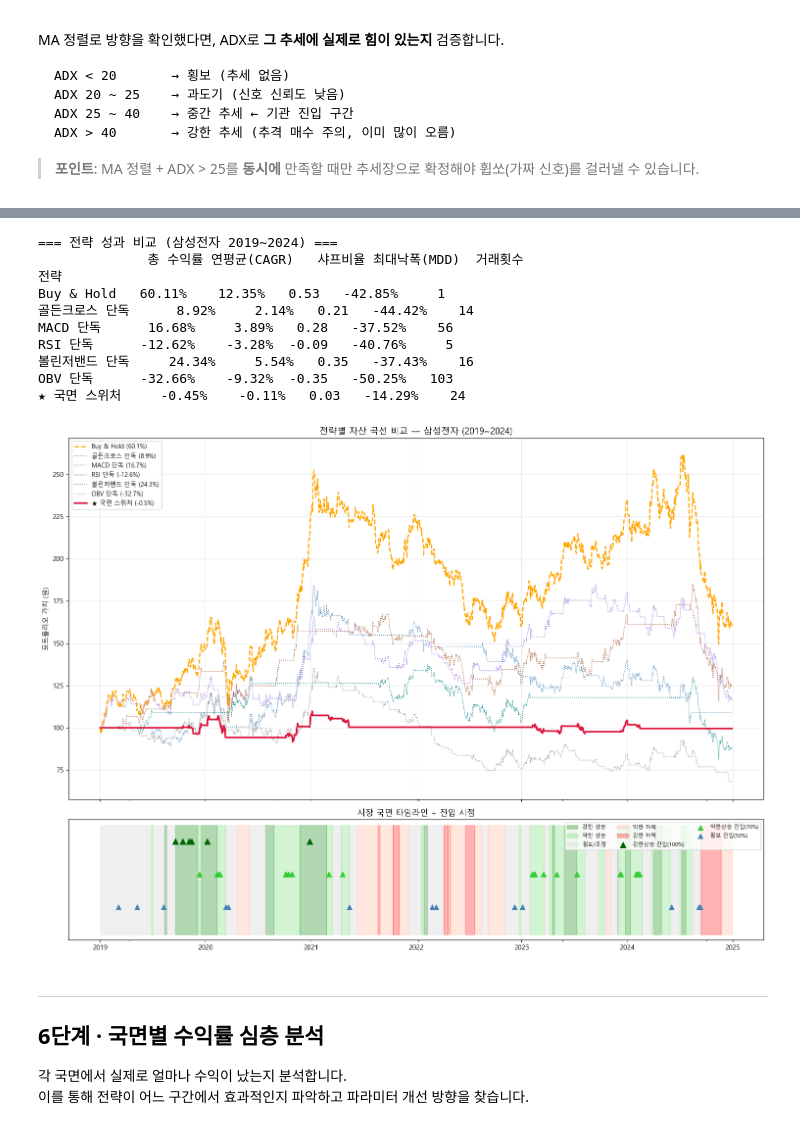
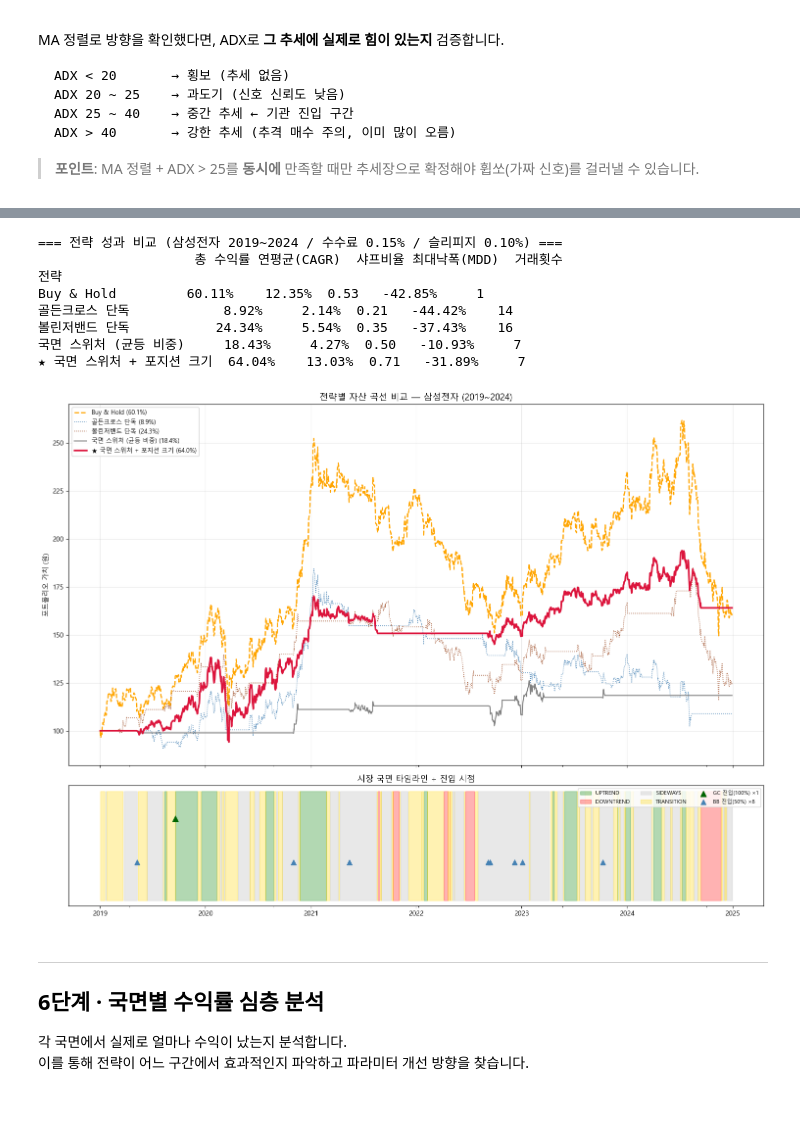
Before and after one commit to techshin31/test_stock, a Jupyter notebook: analysis/analysis_good593/study_vectorbt/07_MA정렬_ADX_통합전략.ipynb, the cells around one changed output, grey strips where cells are left out. Saved outputs shown, nothing was run; the diff lists cells and outputs as text; code cells hidden in the pictures.

```diff
--- a/analysis/analysis_good593/study_vectorbt/07_MA정렬_ADX_통합전략.ipynb
+++ b/analysis/analysis_good593/study_vectorbt/07_MA정렬_ADX_통합전략.ipynb
@@ -436,13 +439,11 @@ print(f'  수수료: {FEES:.2%}  /  슬리피지: {SLIPPAGE:.2%}')
 # %%
 # ── 성과 비교 테이블 ──────────────────────────────────────────────────────────
 strategies = {
-    'Buy & Hold':       pf_bh,
-    '골든크로스 단독':    pf_gc,
-    'MACD 단독':         pf_macd,
-    'RSI 단독':          pf_rsi,
-    '볼린저밴드 단독':    pf_bb,
-    'OBV 단독':          pf_obv,
-    '★ 국면 스위처':     pf_regime,
+    'Buy & Hold':               pf_bh,
+    '골든크로스 단독':             pf_gc,
+    '볼린저밴드 단독':             pf_bb,
+    '국면 스위처 (균등 비중)':      pf_switcher,
+    '★ 국면 스위처 + 포지션 크기':  pf_regime,
 }
 
 rows = []
@@ -452,76 +453,70 @@ for name, pf in strategies.items():
     except Exception:
         trades = '-'
     rows.append({
-        '전략':       name,
-        '총 수익률':  f"{pf.total_return():.2%}",
-        '연평균(CAGR)': f"{pf.annualized_return():.2%}",
-        '샤프비율':   f"{pf.sharpe_ratio():.2f}",
-        '최대낙폭(MDD)': f"{pf.max_drawdown():.2%}",
-        '거래횟수':   trades,
+        '전략':          name,
+        '총 수익률':      f'{pf.total_return():.2%}',
+        '연평균(CAGR)':  f'{pf.annualized_return():.2%}',
+        '샤프비율':      f'{pf.sharpe_ratio():.2f}',
+        '최대낙폭(MDD)': f'{pf.max_drawdown():.2%}',
+        '거래횟수':      trades,
     })
 
 df_result = pd.DataFrame(rows).set_index('전략')
-print('=== 전략 성과 비교 (삼성전자 2019~2024) ===')
+print(f'=== 전략 성과 비교 (삼성전자 2019~2024 / 수수료 {FEES:.2%} / 슬리피지 {SLIPPAGE:.2%}) ===')
 print(df_result.to_string())
 # %% [output]
-=== 전략 성과 비교 (삼성전자 2019~2024) ===
-              총 수익률 연평균(CAGR)   샤프비율 최대낙폭(MDD)  거래횟수
+=== 전략 성과 비교 (삼성전자 2019~2024 / 수수료 0.15% / 슬리피지 0.10%) ===
+                    총 수익률 연평균(CAGR)  샤프비율 최대낙폭(MDD)  거래횟수
 전략
-Buy & Hold   60.11%    12.35%   0.53   -42.85%     1
-골든크로스 단독      8.92%     2.14%   0.21   -44.42%    14
-MACD 단독      16.68%     3.89%   0.28   -37.52%    56
-RSI 단독      -12.62%    -3.28%  -0.09   -40.76%     5
-볼린저밴드 단독     24.34%     5.54%   0.35   -37.43%    16
-OBV 단독      -32.66%    -9.32%  -0.35   -50.25%   103
-★ 국면 스위처     -0.45%    -0.11%   0.03   -14.29%    24
+Buy & Hold         60.11%    12.35%  0.53   -42.85%     1
+골든크로스 단독            8.92%     2.14%  0.21   -44.42%    14
+볼린저밴드 단독           24.34%     5.54%  0.35   -37.43%    16
+국면 스위처 (균등 비중)     18.43%     4.27%  0.50   -10.93%     7
+★ 국면 스위처 + 포지션 크기  64.04%    13.03%  0.71   -31.89%     7
 # %%
-# ── 자산 곡선 비교 차트 ───────────────────────────────────────────────────────
+# ── 자산 곡선 + 국면 타임라인 통합 차트 ─────────────────────────────────────
 fig, (ax1, ax2) = plt.subplots(2, 1, figsize=(15, 11),
                                 sharex=True, gridspec_kw={'height_ratios': [3, 1]})
 
 style_map = {
-    'Buy & Hold':       ('orange',      '--', 1.8),
-    '골든크로스 단독':    ('steelblue',  ':',  1.1),
-    'MACD 단독':         ('mediumpurple',':',  1.1),
-    'RSI 단독':          ('teal',       ':',  1.1),
-    '볼린저밴드 단독':    ('sienna',     ':',  1.1),
-    'OBV 단독':          ('gray',       ':',  1.0),
-    '★ 국면 스위처':     ('crimson',    '-',  2.5),
+    'Buy & Hold':               ('orange',     '--', 1.8),
+    '골든크로스 단독':             ('steelblue',  ':',  1.1),
+    '볼린저밴드 단독':             ('sienna',     ':',  1.1),
+    '국면 스위처 (균등 비중)':      ('gray',       '-',  1.5),
+    '★ 국면 스위처 + 포지션 크기':  ('crimson',    '-',  2.5),
 }
 
 for name, pf in strategies.items():
     color, ls, lw = style_map[name]
     ret = pf.total_return()
     pf.value().plot(ax=ax1, label=f'{name} ({ret:.1%})',
                     color=color, linestyle=ls, linewidth=lw)
 
 ax1.set_title('전략별 자산 곡선 비교 — 삼성전자 (2019~2024)', fontsize=13)
 ax1.set_ylabel('포트폴리오 가치 (원)')
 ax1.legend(loc='upper left', fontsize=9)
 ax1.grid(True, alpha=0.3)
 
-# 하단: 국면 타임라인
+# 하단: 국면 타임라인 + 진입 신호
 for name, (color, alpha) in REGIME_COLORS.items():
     ax2.fill_between(close.index, 0, 1,
                      where=(regime == name), color=color, alpha=alpha + 0.1,
                      label=name)
 
-ax2.scatter(close.index[strong_entries], [0.85] * strong_entries.sum(),
-            marker='^', color='darkgreen', s=70, zorder=5, label='강한상승 진입(100%)')
-ax2.scatter(close.index[weak_entries], [0.55] * weak_entries.sum(),
-            marker='^', color='limegreen', s=55, zorder=5, label='약한상승 진입(70%)')
-ax2.scatter(close.index[range_entries], [0.25] * range_entries.sum(),
-            marker='^', color='steelblue', s=50, zorder=5, label='횡보 진입(50%)')
+ax2.scatter(close.index[gc_entries], [0.75] * gc_entries.sum(),
+            marker='^', color='darkgreen', s=70, zorder=5, label=f'GC 진입(100%) ×{gc_entries.sum()}')
+ax2.scatter(close.index[bb_entries], [0.35] * bb_entries.sum(),
+            marker='^', color='steelblue', s=55, zorder=5, label=f'BB 진입(50%) ×{bb_entries.sum()}')
 
 ax2.set_title('시장 국면 타임라인 + 진입 시점')
 ax2.set_yticks([])
 ax2.legend(loc='upper right', fontsize=8, ncol=3)
 ax2.grid(False)
 
 plt.tight_layout()
 plt.show()
 # %% [output]
-[figure, old version]
+[figure, new version]
 # %% [markdown]
 ---
 ## 6단계 · 국면별 수익률 심층 분석
```
Also changed, not shown: parts of 15 cells of this notebook, 3 other files.
